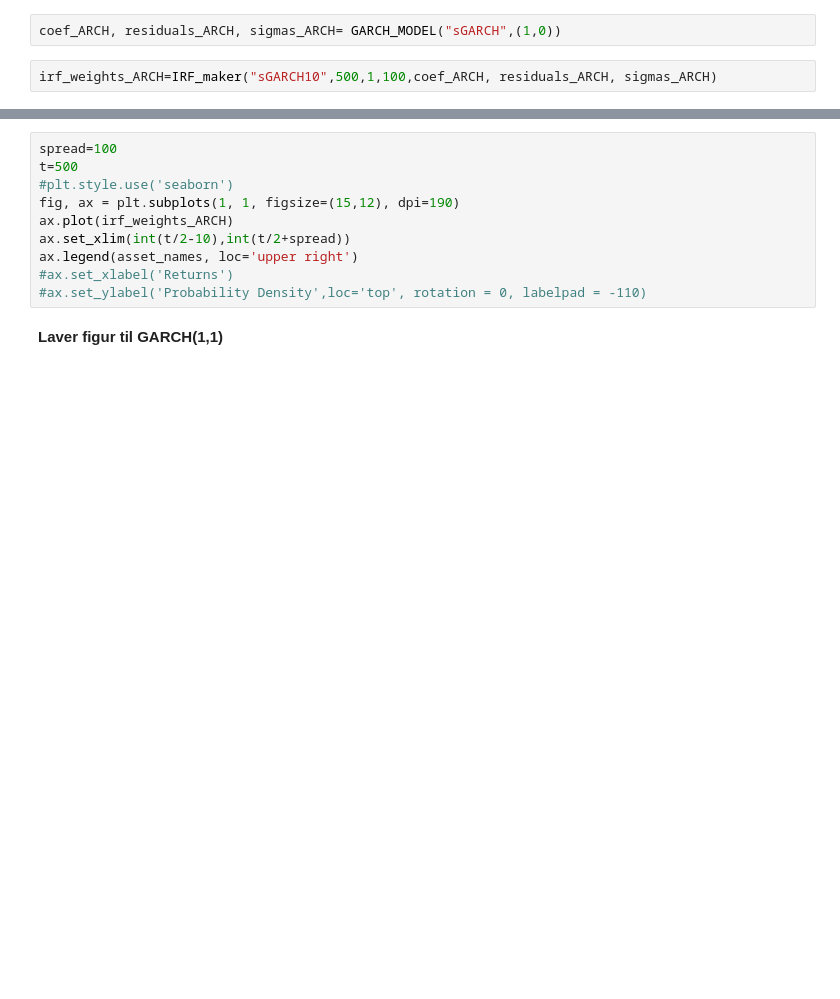
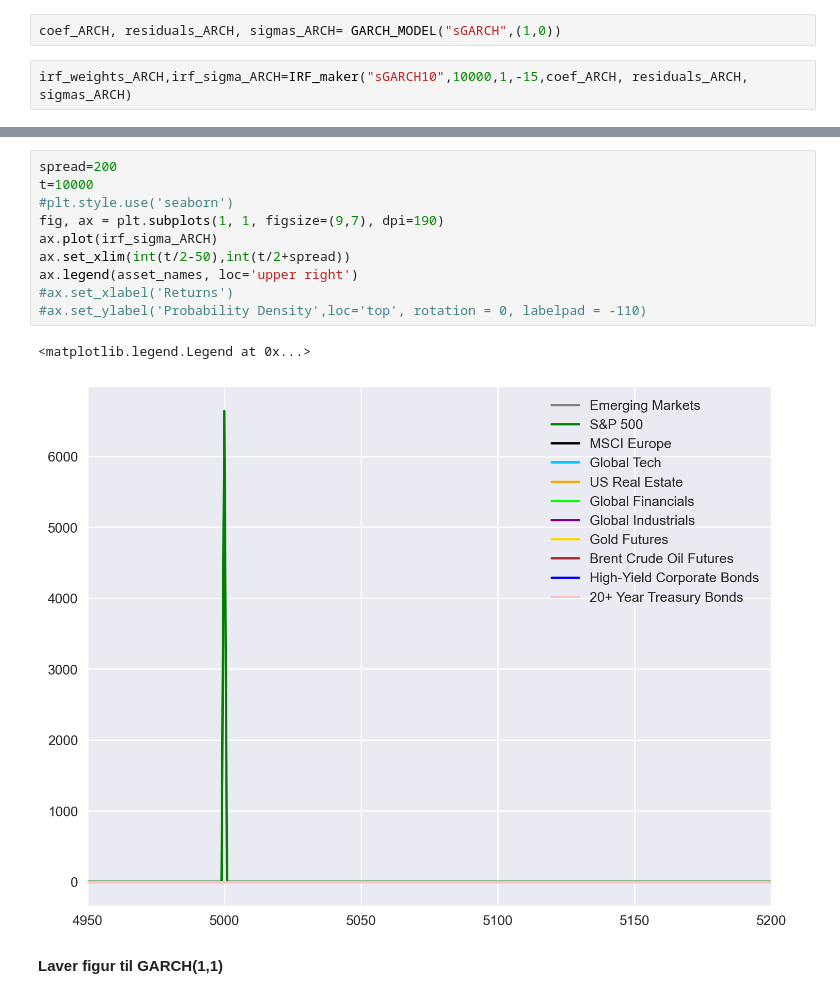
Before and after one commit to neriksen/thesis, a Jupyter notebook: Simulations/IRF.ipynb, the cells around one changed output, grey strips where cells are left out. Saved outputs shown, nothing was run; the diff lists cells and outputs as text; blank space fills up the shorter version.

```diff
--- a/Simulations/IRF.ipynb
+++ b/Simulations/IRF.ipynb
@@ -71,4 +75,4 @@ def IRF_maker(GARCHTYPE,t,Asset_number,shock_size, coef, residuals, sigmas):
 # %%
 coef_ARCH, residuals_ARCH, sigmas_ARCH= GARCH_MODEL("sGARCH",(1,0))
 # %%
-irf_weights_ARCH=IRF_maker("sGARCH10",500,1,100,coef_ARCH, residuals_ARCH, sigmas_ARCH)
+irf_weights_ARCH,irf_sigma_ARCH=IRF_maker("sGARCH10",10000,1,-15,coef_ARCH, residuals_ARCH, sigmas_ARCH)
@@ -75,13 +97,16 @@ irf_weights_ARCH=IRF_maker("sGARCH10",500,1,100,coef_ARCH, residuals_ARCH, sigma
 # %%
-spread=100
-t=500
+spread=200
+t=10000
 #plt.style.use('seaborn')
-fig, ax = plt.subplots(1, 1, figsize=(15,12), dpi=190)
-ax.plot(irf_weights_ARCH)
-ax.set_xlim(int(t/2-10),int(t/2+spread))
+fig, ax = plt.subplots(1, 1, figsize=(9,7), dpi=190)
+ax.plot(irf_sigma_ARCH)
+ax.set_xlim(int(t/2-50),int(t/2+spread))
 ax.legend(asset_names, loc='upper right')
 #ax.set_xlabel('Returns')
 #ax.set_ylabel('Probability Density',loc='top', rotation = 0, labelpad = -110)
+# %% [output]
+<matplotlib.legend.Legend at 0x...>
+[figure, added]
 # %% [markdown]
 **Laver figur til GARCH(1,1)**
 # %%
```
Also changed, not shown: parts of 7 cells of this notebook, 1 other file.
